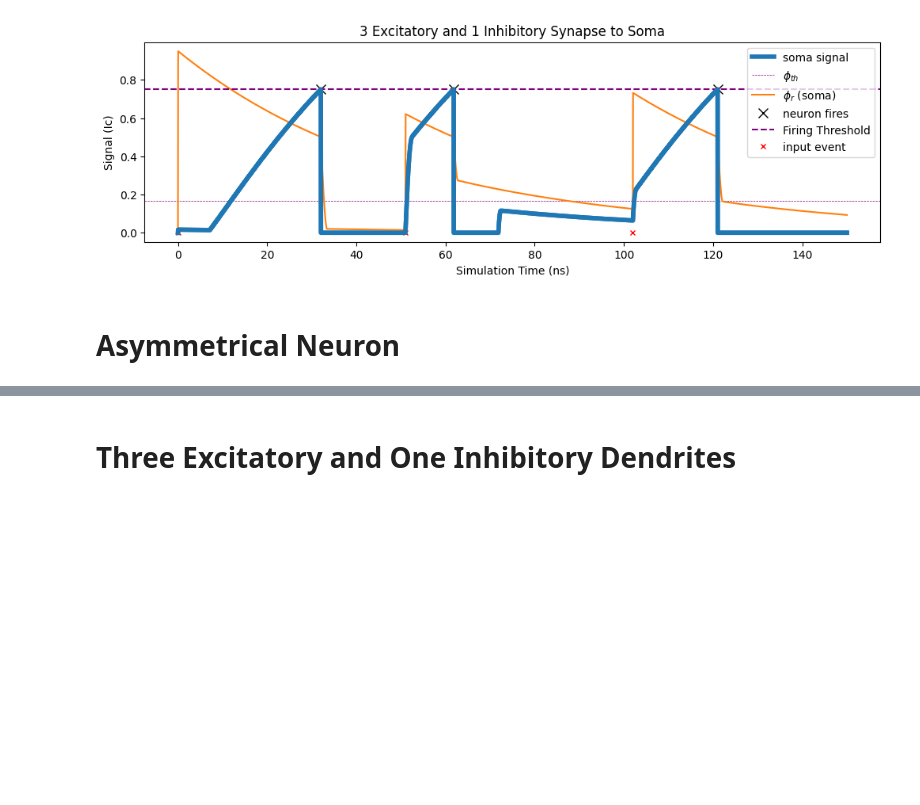
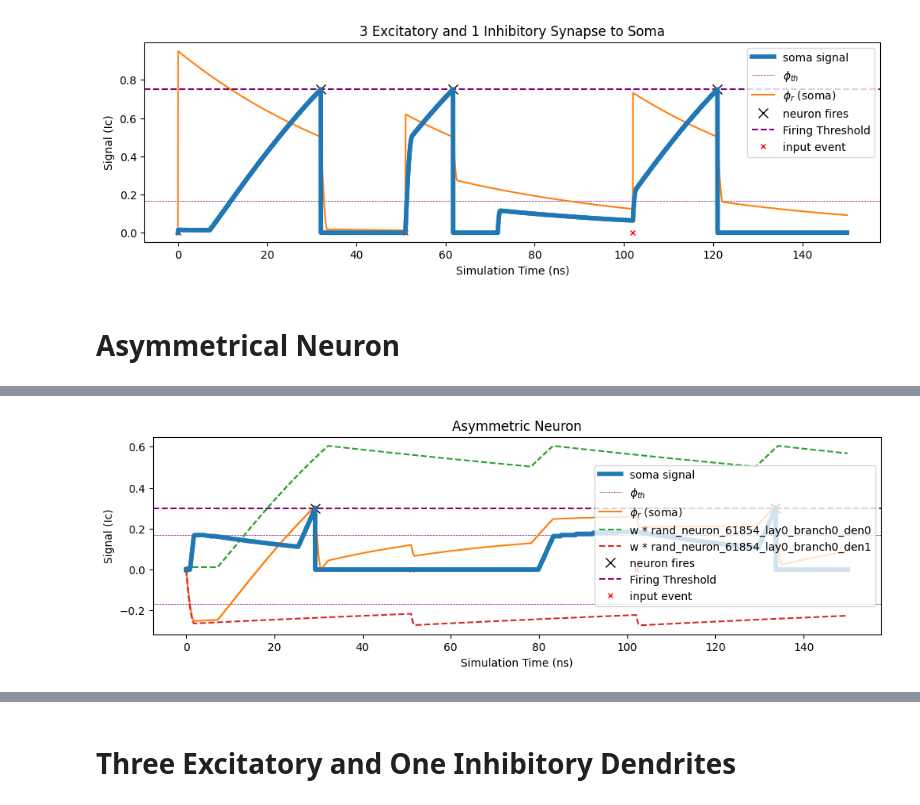
Before and after one commit to ryangitsit/sim_soens, a Jupyter notebook: tutorial_library.ipynb, the cells around one changed output, grey strips where cells are left out. Drawn from its saved outputs; the diff is of its cells as text; code cells hidden in the pictures; blank space fills up the shorter version.

Commit message:
added plasticity neuron to library-pri,offset,bias

```diff
--- a/tutorial_library.ipynb
+++ b/tutorial_library.ipynb
@@ -324,6 +238,13 @@ point_3ex_1in.plot_neuron_activity(net,title=title,input=input,phir=True)
 # Asymmetrical Neuron
 # %% [markdown]
 ![ title](img/neurons/asymm.png)
+# %%
+asym_plus_minus = NeuralZoo(type='asym_plus_minus',s_th=0.3)
+asym_plus_minus.uniform_input(input)
+net = network(sim=True,dt=.01,tf=150,nodes=[asym_plus_minus])
+asym_plus_minus.plot_neuron_activity(net,title="Asymmetric Neuron",input=input,phir=True)
+# %% [output]
+[figure, added]
 # %%
 # Five synapses total, each with specified points of connectivity
 syn_struct = [
```
Also changed, not shown: parts of 18 cells of this notebook, 5 other files.
